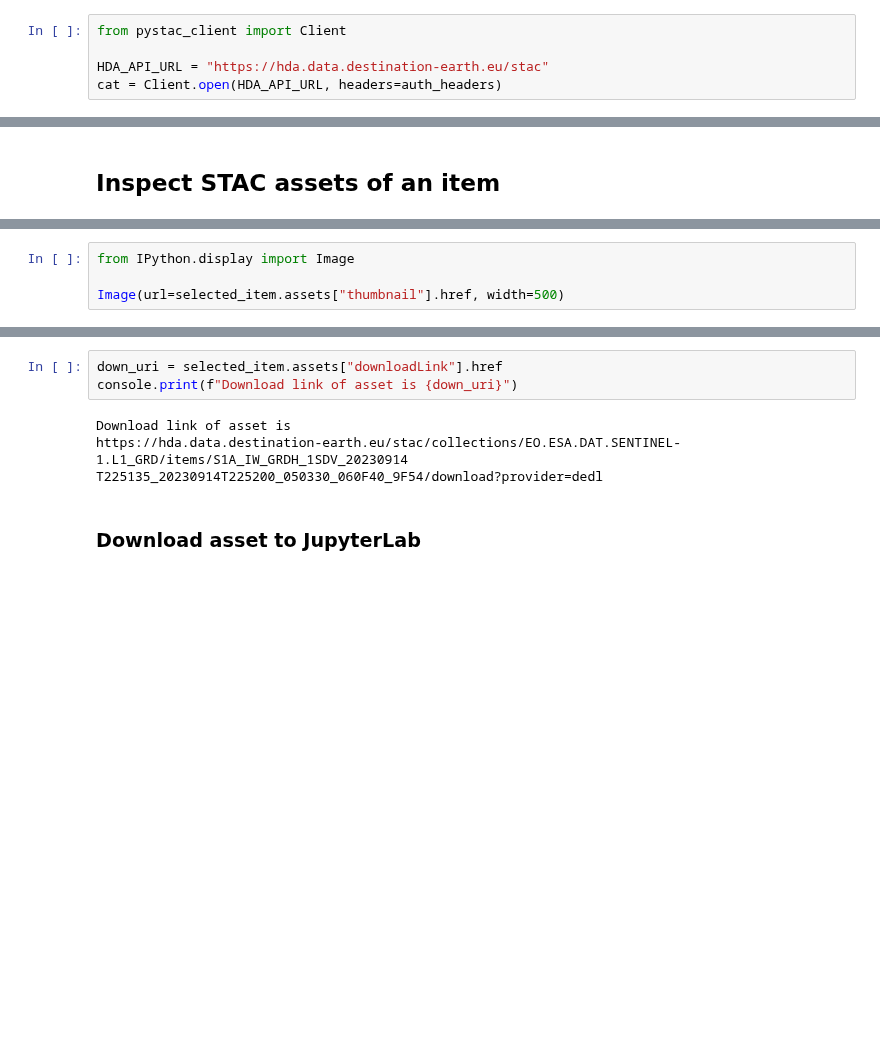
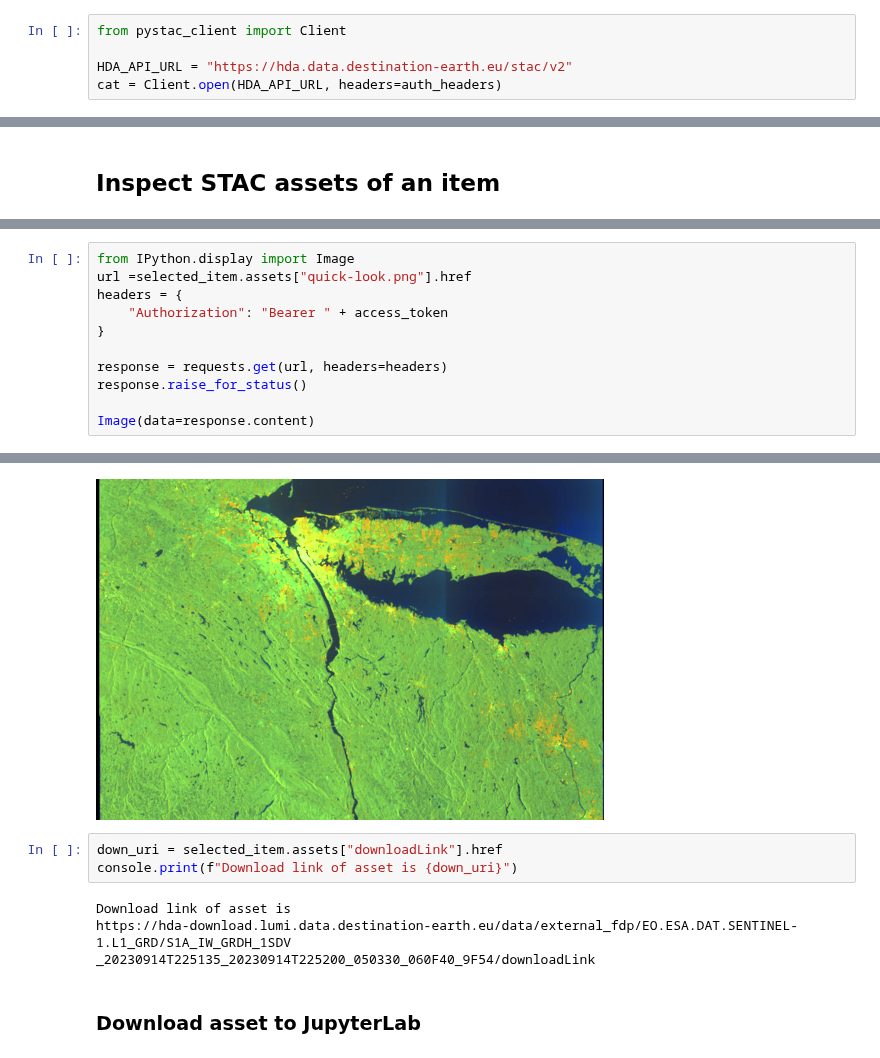
Before and after one commit to katharinastarzer21/DestinE, a Jupyter notebook: production/HDA/PySTAC/HDA-PyStac-Client.ipynb, the cells around one changed output, grey strips where cells are left out. Cells and saved outputs as stored; diff of their text form; blank space fills up the shorter version.

```diff
--- a/production/HDA/PySTAC/HDA-PyStac-Client.ipynb
+++ b/production/HDA/PySTAC/HDA-PyStac-Client.ipynb
@@ -58,7 +65,7 @@ We first connect to an API by retrieving the root catalog, or landing page, of t
 # %%
 from pystac_client import Client
 
-HDA_API_URL = "https://hda.data.destination-earth.eu/stac"
+HDA_API_URL = "https://hda.data.destination-earth.eu/stac/v2"
 cat = Client.open(HDA_API_URL, headers=auth_headers)
 # %% [markdown]
 ## Query all available collections
@@ -191,5 +198,12 @@ console.print(table)
 # %%
 from IPython.display import Image
+url =selected_item.assets["quick-look.png"].href
+headers = {
+    "Authorization": "Bearer " + access_token
+}
 
-Image(url=selected_item.assets["thumbnail"].href, width=500)
+response = requests.get(url, headers=headers)
+response.raise_for_status()
+
+Image(data=response.content)
 # %% [output]
@@ -197,10 +210,11 @@ Image(url=selected_item.assets["thumbnail"].href, width=500)
+[figure, added]
 # %%
 down_uri = selected_item.assets["downloadLink"].href
 console.print(f"Download link of asset is {down_uri}")
 # %% [output]
 Download link of asset is
-https://hda.data.destination-earth.eu/stac/collections/EO.ESA.DAT.SENTINEL-1.L1_GRD/items/S1A_IW_GRDH_1SDV_20230914
-T225135_20230914T225200_050330_060F40_9F54/download?provider=dedl
+https://hda-download.lumi.data.destination-earth.eu/data/external_fdp/EO.ESA.DAT.SENTINEL-1.L1_GRD/S1A_IW_GRDH_1SDV
+_20230914T225135_20230914T225200_050330_060F40_9F54/downloadLink
 # %% [markdown]
 ### Download asset to JupyterLab
 # %%
```
Also changed, not shown: parts of 11 cells of this notebook, 28 other files.
